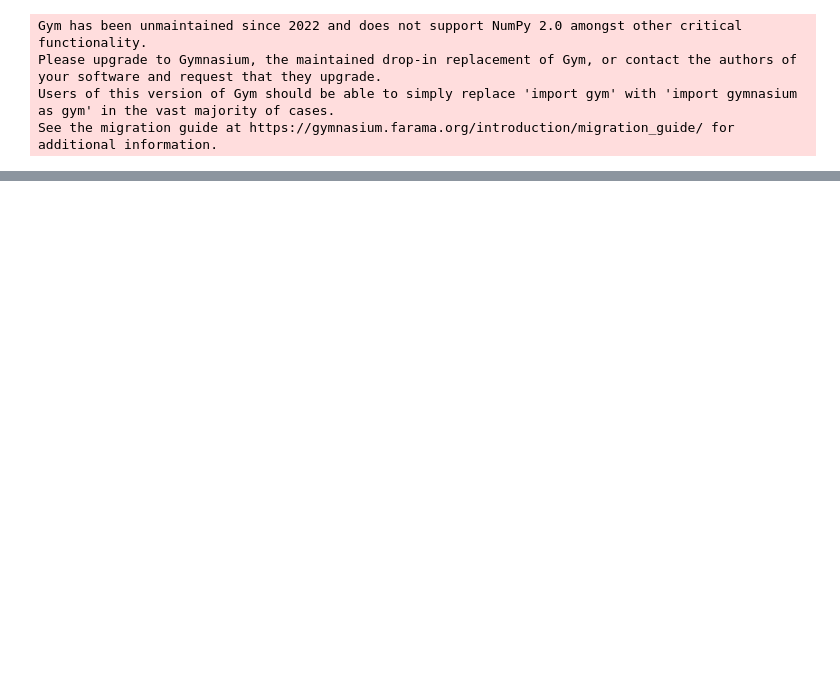
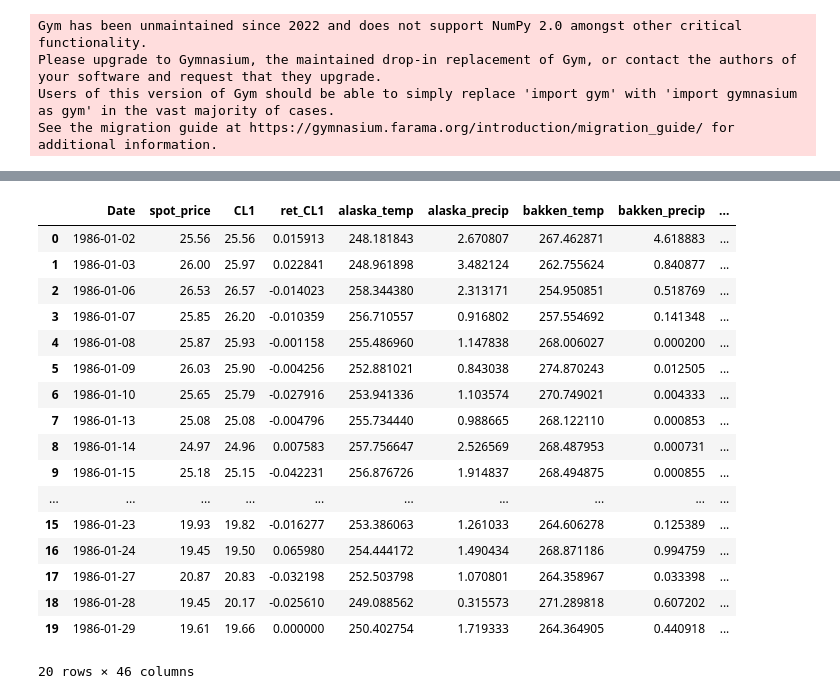
Before and after one commit to ehersch/CS238_Project, a Jupyter notebook: src/q_learning_playground.ipynb, the cells around one changed output, grey strips where cells are left out. Drawn from its saved outputs; the diff is of its cells as text; code cells hidden in the pictures; blank space fills up the shorter version.

```diff
--- a/src/q_learning_playground.ipynb
+++ b/src/q_learning_playground.ipynb
@@ -80,10 +94,15 @@ texas_gulf
 # %%
 def add_producing_weather_data(df, location):
-  loc_df = pd.read_csv(f"/Users/ethanhersch/Documents/Documents/Stanford/CS238/FinalProject/CS238_Project/data/weather_data/producing_locations/daily_temp_precip_{location}_dailyaggr.csv")
+  loc_df = pd.read_csv(f"/Users/ethanhersch/Documents/Documents/Stanford/CS238/FinalProject/CS238_Project/data/processed_data/producing_locations/{location}_producing.csv")
 
-  loc_df = loc_df.drop(columns=["system:index", ".geo"])
-  loc_df = loc_df.rename(columns={"date": "Date"})
-  loc_df = loc_df.rename(columns={"mean_temp_K": f"{location}_temp"})
-  loc_df = loc_df.rename(columns={"total_precip_mm": f"{location}_precip"})
-  df = pd.merge(df, loc_df, on="Date", how="outer")
+  loc_df = loc_df.rename(columns={"mean_temp_K": f"{location}_temp_producing"})
+  loc_df = loc_df.rename(columns={"total_precip_mm": f"{location}_precip_producing"})
+  df = pd.merge(df, loc_df, on="Date", how="left")
   return df
+# %%
+locations = ["bakken", "canada", "eagle", "central_kansas", "n_alaska", "nc_ok", "ne_ok", "nw_ok", "permian", "s_alaska", "saskatchewan", "se_kansas", "sw_kansas"]
+
+for loc in locations:
+  df = add_producing_weather_data(df, loc)
+
+df
@@ -89,0 +123,21 @@ def add_producing_weather_data(df, location):
+# %%
+df.head(20)
+# %% [output]
+|  | Date | spot_price | CL1 | ret_CL1 | alaska_temp | alaska_precip | bakken_temp | bakken_precip | ... |
+| 0 | 1986-01-02 | 25.56 | 25.56 | 0.015913 | 248.181843 | 2.670807 | 267.462871 | 4.618883 | ... |
+| 1 | 1986-01-03 | 26.00 | 25.97 | 0.022841 | 248.961898 | 3.482124 | 262.755624 | 0.840877 | ... |
+| 2 | 1986-01-06 | 26.53 | 26.57 | -0.014023 | 258.344380 | 2.313171 | 254.950851 | 0.518769 | ... |
+| 3 | 1986-01-07 | 25.85 | 26.20 | -0.010359 | 256.710557 | 0.916802 | 257.554692 | 0.141348 | ... |
+| 4 | 1986-01-08 | 25.87 | 25.93 | -0.001158 | 255.486960 | 1.147838 | 268.006027 | 0.000200 | ... |
+| 5 | 1986-01-09 | 26.03 | 25.90 | -0.004256 | 252.881021 | 0.843038 | 274.870243 | 0.012505 | ... |
+| 6 | 1986-01-10 | 25.65 | 25.79 | -0.027916 | 253.941336 | 1.103574 | 270.749021 | 0.004333 | ... |
+| 7 | 1986-01-13 | 25.08 | 25.08 | -0.004796 | 255.734440 | 0.988665 | 268.122110 | 0.000853 | ... |
+| 8 | 1986-01-14 | 24.97 | 24.96 | 0.007583 | 257.756647 | 2.526569 | 268.487953 | 0.000731 | ... |
+| 9 | 1986-01-15 | 25.18 | 25.15 | -0.042231 | 256.876726 | 1.914837 | 268.494875 | 0.000855 | ... |
+| ... | ... | ... | ... | ... | ... | ... | ... | ... | ... |
+| 15 | 1986-01-23 | 19.93 | 19.82 | -0.016277 | 253.386063 | 1.261033 | 264.606278 | 0.125389 | ... |
+| 16 | 1986-01-24 | 19.45 | 19.50 | 0.065980 | 254.444172 | 1.490434 | 268.871186 | 0.994759 | ... |
+| 17 | 1986-01-27 | 20.87 | 20.83 | -0.032198 | 252.503798 | 1.070801 | 264.358967 | 0.033398 | ... |
+| 18 | 1986-01-28 | 19.45 | 20.17 | -0.025610 | 249.088562 | 0.315573 | 271.289818 | 0.607202 | ... |
+| 19 | 1986-01-29 | 19.61 | 19.66 | 0.000000 | 250.402754 | 1.719333 | 264.364905 | 0.440918 | ... |
+20 rows × 46 columns
```
Also changed, not shown: parts of 6 cells of this notebook, 1 other file.
